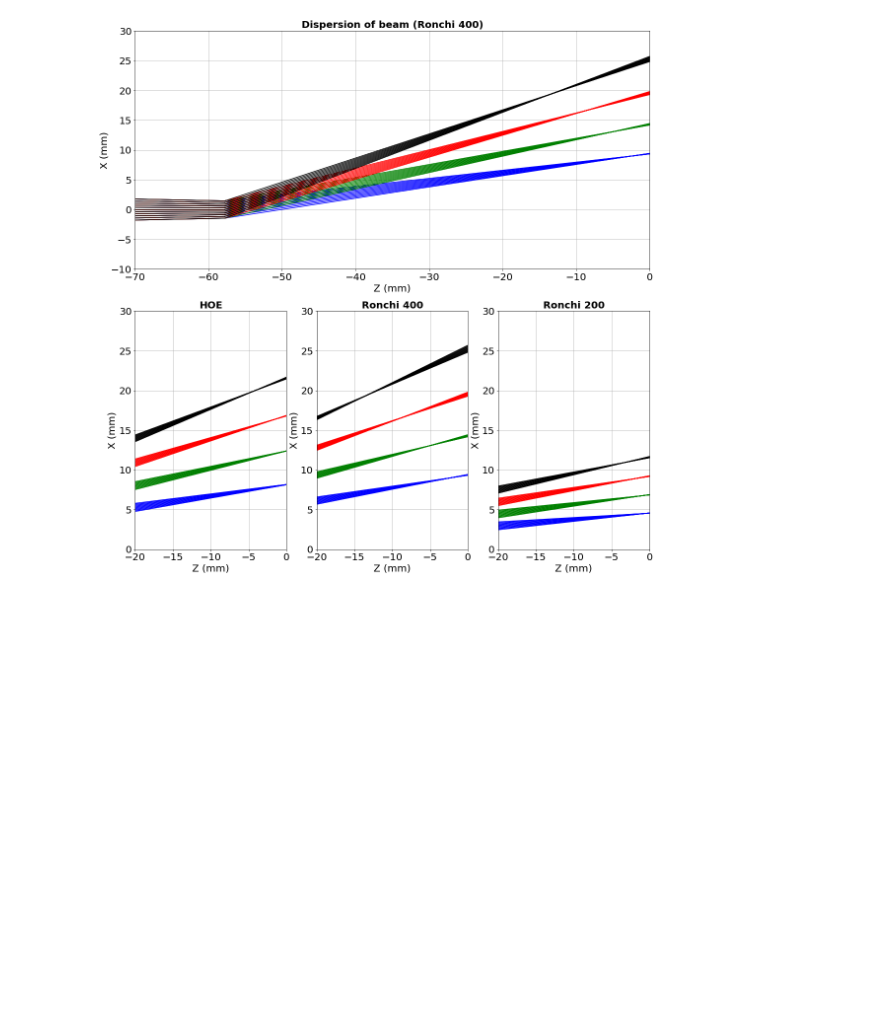
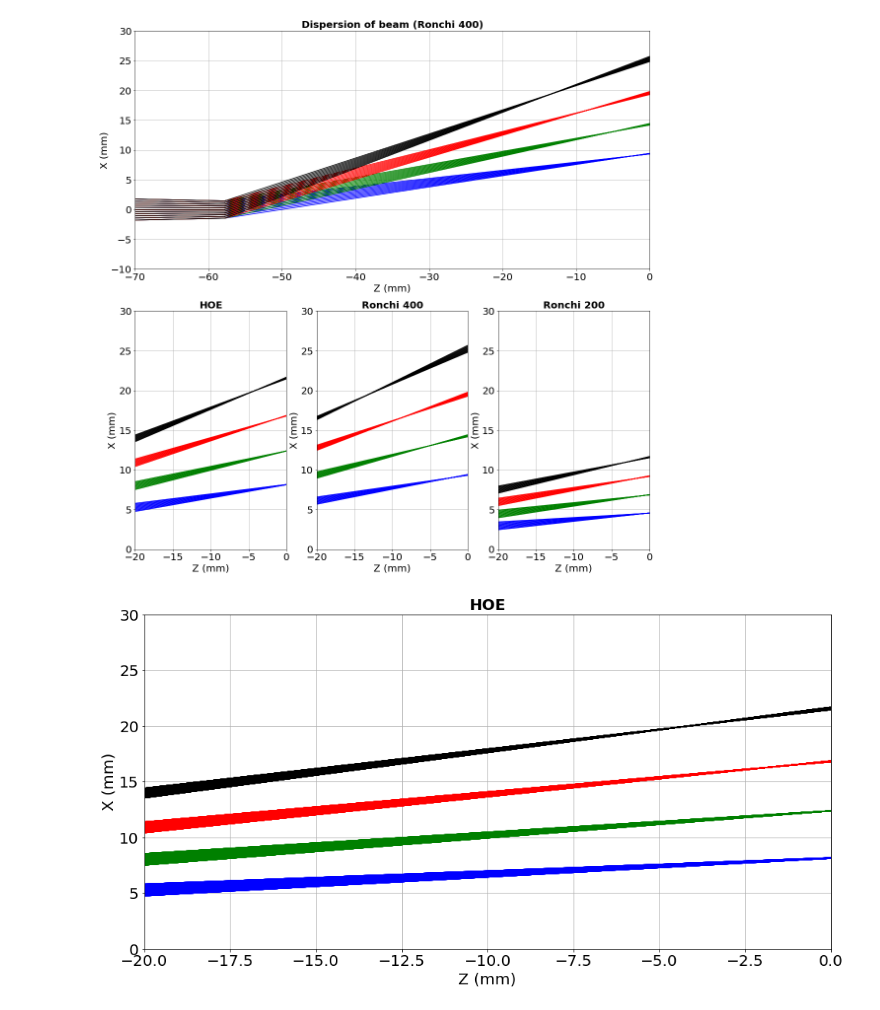
Before and after one commit to sylvielsstfr/OpticSimWthB4, a Jupyter notebook: DrawBeams/notebooks_draw/DrawBeams.ipynb, the cells around one changed output. Saved outputs shown, nothing was run; the diff lists cells and outputs as text; code cells hidden in the pictures; blank space fills up the shorter version.

```diff
--- a/DrawBeams/notebooks_draw/DrawBeams.ipynb
+++ b/DrawBeams/notebooks_draw/DrawBeams.ipynb
@@ -322,3 +324,24 @@ plt.tight_layout()
 plt.savefig("BeamDispersion.pdf")
 # %% [output]
 [figure]
+# %%
+plt.figure(figsize=(16,8))
+for index, row in df_hoe.iterrows():
+    wl=row["wave"]
+    col=ColorDict[wl]
+    X0=row["X0"];Y0=row["Y0"];Z0=row["Z0"]-115.835
+    X1=row["X1"];Y1=row["Y1"];Z1=row["Z1"]-115.835
+    X2=row["X2"];Y2=row["Y2"];Z2=row["Z2"]-115.835
+    X3=row["X3"];Y3=row["Y3"];Z3=row["Z3"]-115.835
+
+    plt.plot([Z2,Z3],[Y2,Y3],"-",color=col)
+plt.grid()
+plt.xlim(-20,0)
+plt.ylim(0,30)
+plt.xlabel("Z (mm)")
+plt.ylabel("X (mm)")
+plt.title("HOE",fontweight="bold",fontsize=20)
+plt.tick_params(axis='both', which='major', labelsize=20)
+#ax1.tick_params(axis='both', which='minor', labelsize=8)
+# %% [output]
+[figure, added]
```
Also changed, not shown: parts of 3 cells of this notebook.
